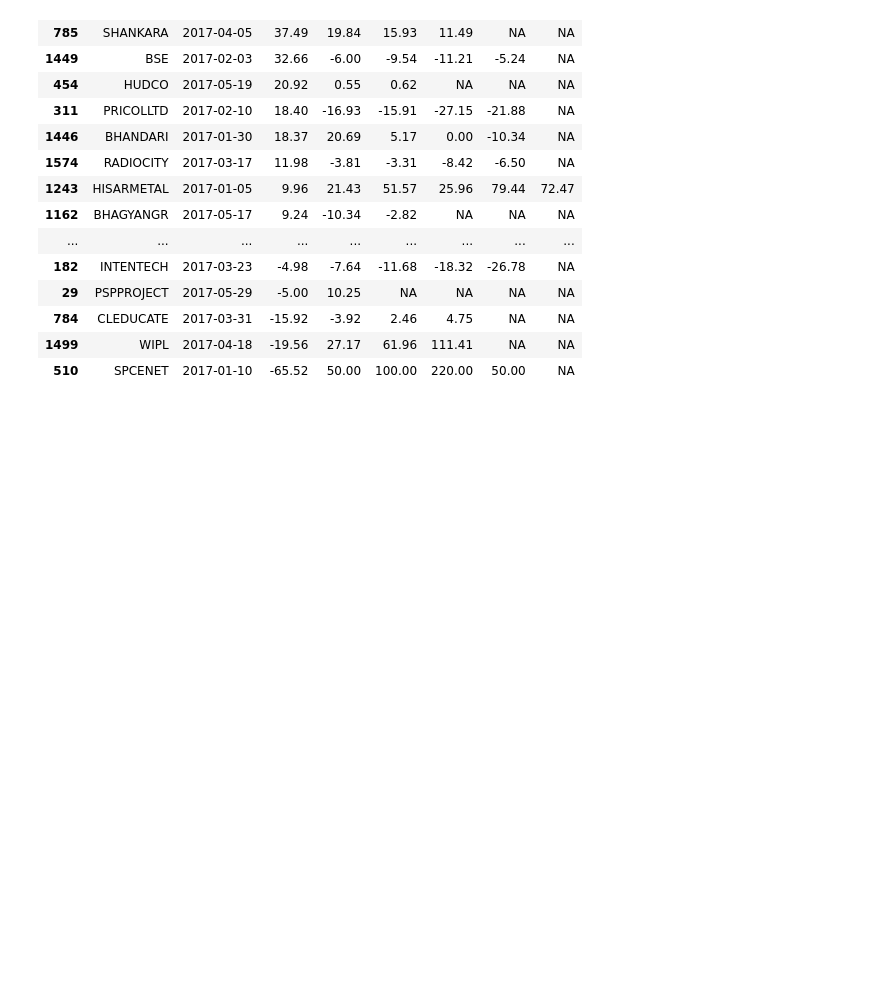
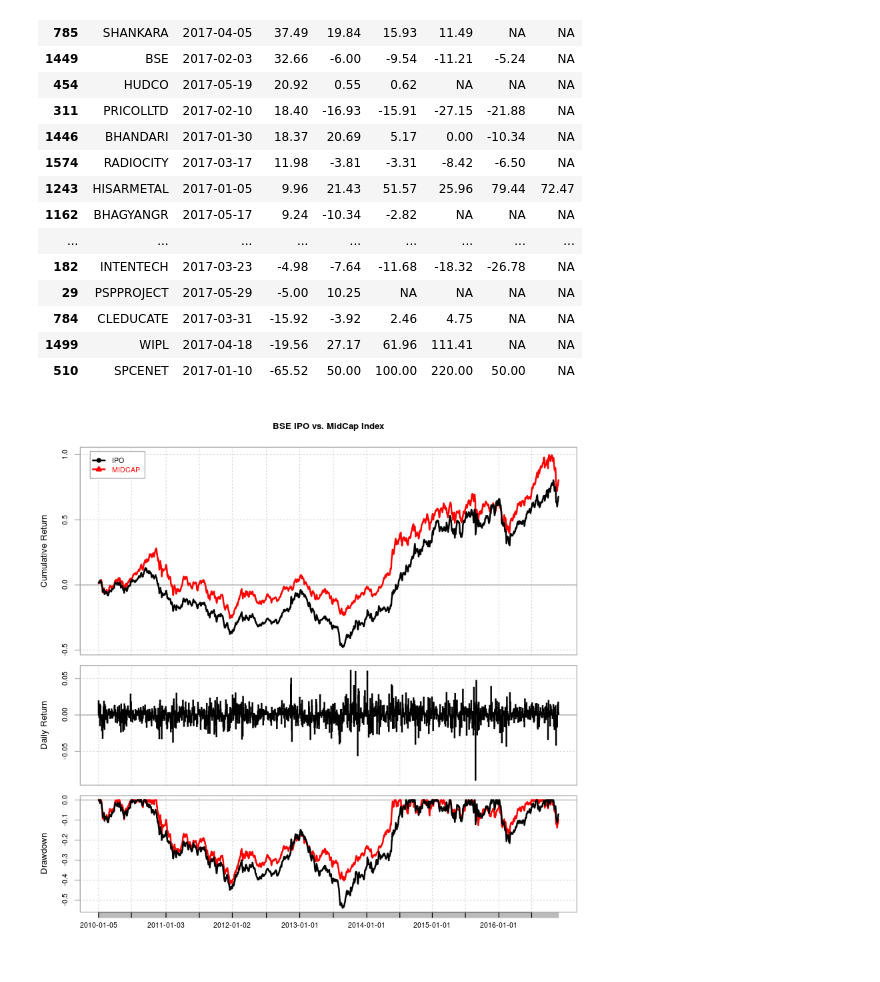
Before and after one commit to stockviz/notebooks, a Jupyter notebook: IPO Analysis.ipynb, the cells around one changed output. Drawn from its saved outputs; the diff is of its cells as text; code cells hidden in the pictures; blank space fills up the shorter version.

Commit message:
BSE IPO vs. Midcap Index returns

```diff
--- a/IPO Analysis.ipynb
+++ b/IPO Analysis.ipynb
@@ -300,3 +300,24 @@ c2017[order(c2017[,dIndex], decreasing=T),]
 | 784 | CLEDUCATE | 2017-03-31 | -15.92 | -3.92 | 2.46 | 4.75 | NA | NA |
 | 1499 | WIPL | 2017-04-18 | -19.56 | 27.17 | 61.96 | 111.41 | NA | NA |
 | 510 | SPCENET | 2017-01-10 | -65.52 | 50.00 | 100.00 | 220.00 | 50.00 | NA |
+# %%
+bseIPO<-sqlQuery(lcon, "select PX_CLOSE, TIME_STAMP from BHAV_INDEX_BSE
+                        where INDEX_NAME='IPO'
+                        and time_stamp >= '2010-01-01'")
+
+ipoXts<-xts(bseIPO$PX_CLOSE, as.Date(bseIPO$TIME_STAMP))
+ipoRet<-dailyReturn(ipoXts)
+
+bseMid<-sqlQuery(lcon, "select PX_CLOSE, TIME_STAMP from BHAV_INDEX_BSE
+                        where INDEX_NAME='BSEMID'
+                        and time_stamp >= '2010-01-01'")
+
+midXts<-xts(bseMid$PX_CLOSE, as.Date(bseMid$TIME_STAMP))
+midRet<-dailyReturn(midXts)
+
+allRet<-na.omit(merge(ipoRet, midRet))
+names(allRet)<-c('IPO', 'MIDCAP')
+
+charts.PerformanceSummary(allRet[-1,], main='BSE IPO vs. MidCap Index')
+# %% [output]
+[figure, added]
```
Also changed, not shown: parts of 1 cell of this notebook.
